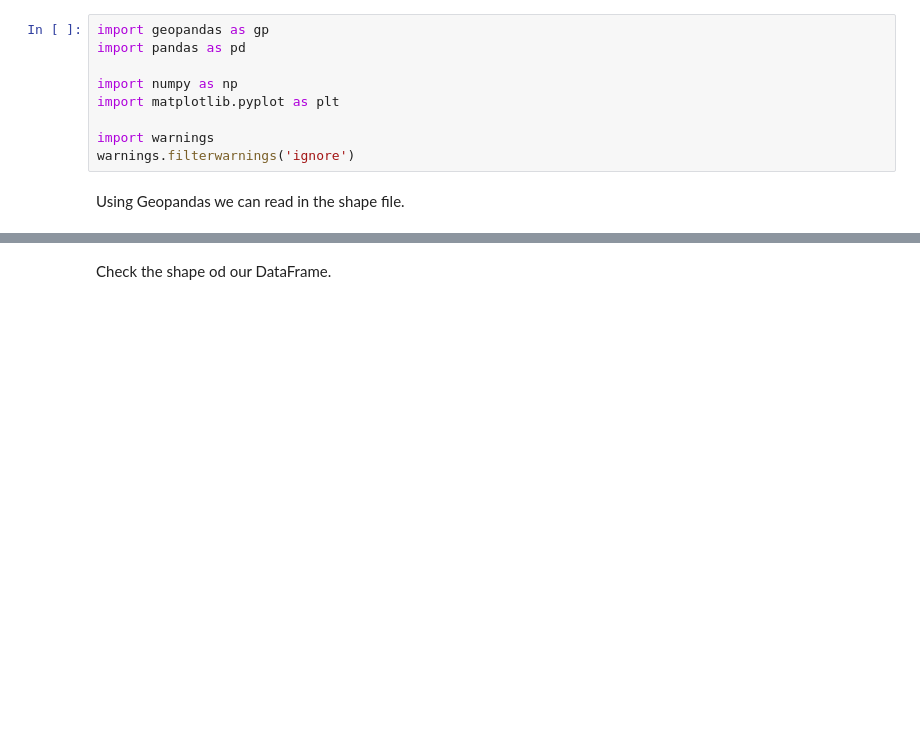
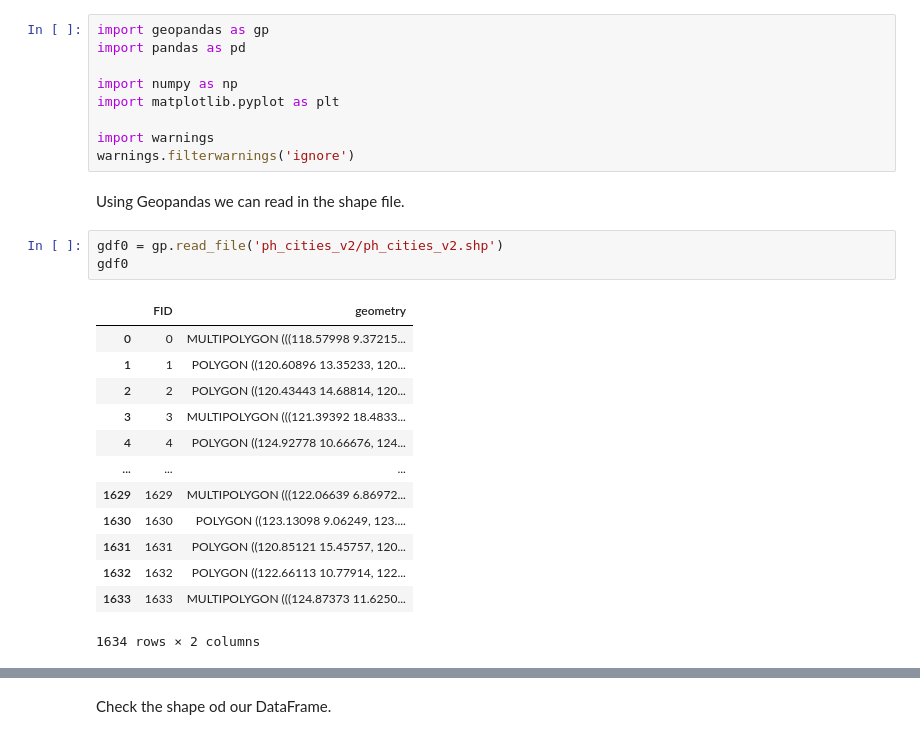
Before and after one commit to OmdenaAI/philippines-chapter-urban-vunerability, a Jupyter notebook: src/tasks/task-1-data-collection/merge_city_data_geo.ipynb, the cells around one changed output, grey strips where cells are left out. Drawn from its saved outputs; the diff is of its cells as text; blank space fills up the shorter version.

```diff
--- a/src/tasks/task-1-data-collection/merge_city_data_geo.ipynb
+++ b/src/tasks/task-1-data-collection/merge_city_data_geo.ipynb
@@ -15,4 +15,21 @@ import warnings
 warnings.filterwarnings('ignore')
 # %% [markdown]
 Using Geopandas we can read in the shape file.
+# %%
+gdf0 = gp.read_file('ph_cities_v2/ph_cities_v2.shp')
+gdf0
+# %% [output]
+|  | FID | geometry |
+| 0 | 0 | MULTIPOLYGON (((118.57998 9.37215... |
+| 1 | 1 | POLYGON ((120.60896 13.35233, 120... |
+| 2 | 2 | POLYGON ((120.43443 14.68814, 120... |
+| 3 | 3 | MULTIPOLYGON (((121.39392 18.4833... |
+| 4 | 4 | POLYGON ((124.92778 10.66676, 124... |
+| ... | ... | ... |
+| 1629 | 1629 | MULTIPOLYGON (((122.06639 6.86972... |
+| 1630 | 1630 | POLYGON ((123.13098 9.06249, 123.... |
+| 1631 | 1631 | POLYGON ((120.85121 15.45757, 120... |
+| 1632 | 1632 | POLYGON ((122.66113 10.77914, 122... |
+| 1633 | 1633 | MULTIPOLYGON (((124.87373 11.6250... |
+1634 rows × 2 columns
 # %%
```
Also changed, not shown: parts of 4 cells of this notebook, 6 other files.
